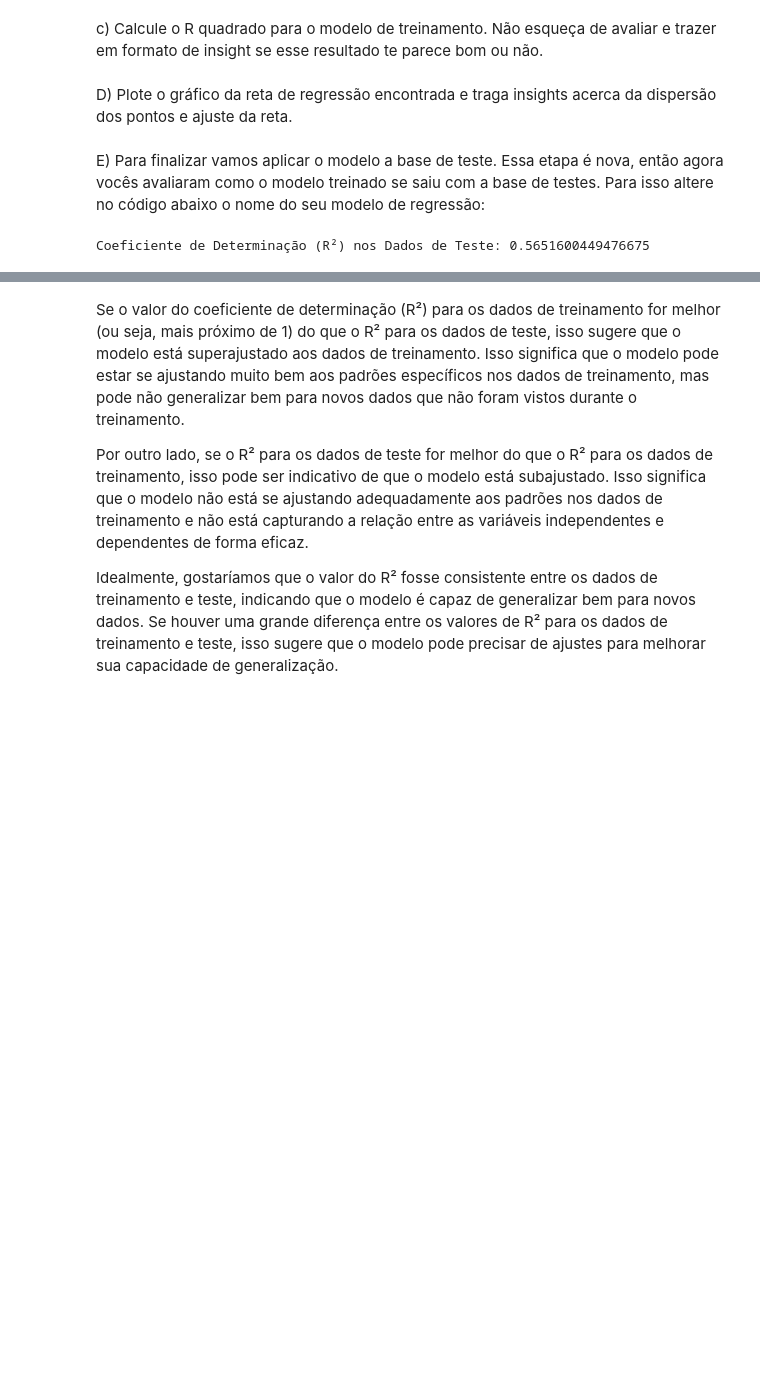
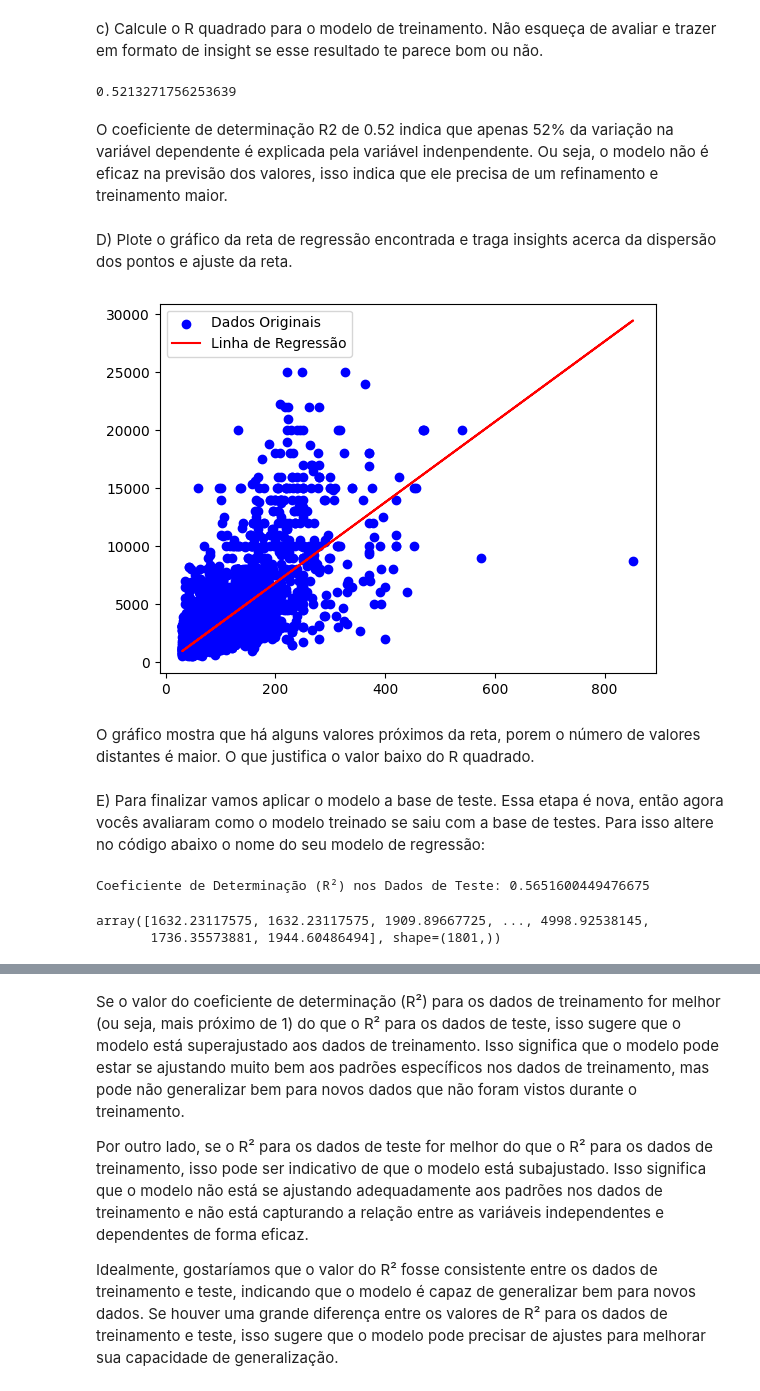
Before and after one commit to TierryW/Ciencia_de_Dados, a Jupyter notebook: Regressao_Linear/Profissao Cientista de Dados M18 Pratique.ipynb, the cells around one changed output, grey strips where cells are left out. Cells and saved outputs as stored; diff of their text form; code cells hidden in the pictures; blank space fills up the shorter version.

```diff
--- a/Regressao_Linear/Profissao Cientista de Dados M18 Pratique.ipynb
+++ b/Regressao_Linear/Profissao Cientista de Dados M18 Pratique.ipynb
@@ -211,3 +219,6 @@ y = y_train  # Variável dependente (rótulo)
 # se você deu um nome diferente para x train e y train, altere no código.
 # %%
 #Crie seu modelo aqui, usando LinearRegression e as bases de treino.
+regressao = LinearRegression()
+
+regressao.fit(X,y)
@@ -224,2 +243,8 @@ c) Calcule o R quadrado para o modelo de treinamento. Não esqueça de avaliar e
+# %%
+regressao.score(X,y)
+# %% [output]
+0.5213271756253639
+# %% [markdown]
+O coeficiente de determinação R2 de 0.52 indica que apenas 52% da variação na variável dependente é explicada pela variável indenpendente. Ou seja, o modelo não é eficaz na previsão dos valores, isso indica que ele precisa de um refinamento e treinamento maior.
 # %% [markdown]
 D) Plote o gráfico da reta de regressão encontrada e traga insights acerca da dispersão dos pontos e ajuste da reta.
@@ -228,3 +251,14 @@ D) Plote o gráfico da reta de regressão encontrada e traga insights acerca da
+# %%
+plt.scatter(X, y, color='blue', label='Dados Originais')
+
+# Plotar a linha de regressão
+plt.plot(X, regressao.predict(X), color='red', label='Linha de Regressão')
+plt.legend()
+plt.show()
+# %% [output]
+[figure, added]
+# %% [markdown]
+O gráfico mostra que há alguns valores próximos da reta, porem o número de valores distantes é maior. O que justifica o valor baixo do R quadrado.
 # %% [markdown]
 E) Para finalizar vamos aplicar o modelo a base de teste. Essa etapa é nova, então agora vocês avaliaram como o modelo treinado se saiu com a base de testes.
 Para isso altere no código abaixo o nome do seu modelo de regressão:
@@ -233,11 +267,14 @@ X_test = X_test[['Metragem']]  # Variável independente (características)
 y_test = y_test  # Variável dependente (rótulo)
 # %%
 # Usando o modelo treinado para fazer previsões sobre os dados de teste
-previsoes = SEUMODELO.predict(X_test)
+previsoes = regressao.predict(X_test)
 
 # Avaliando o desempenho do modelo usando métricas como o R²
-r2 = SEUMODELO.score(X_test, y_test)
+r2 = regressao.score(X_test, y_test)
 
 print("Coeficiente de Determinação (R²) nos Dados de Teste:", r2)
+previsoes
 # %% [output]
 Coeficiente de Determinação (R²) nos Dados de Teste: 0.5651600449476675
+array([1632.23117575, 1632.23117575, 1909.89667725, ..., 4998.92538145,
+       1736.35573881, 1944.60486494], shape=(1801,))
```
Also changed, not shown: parts of 32 cells of this notebook.
